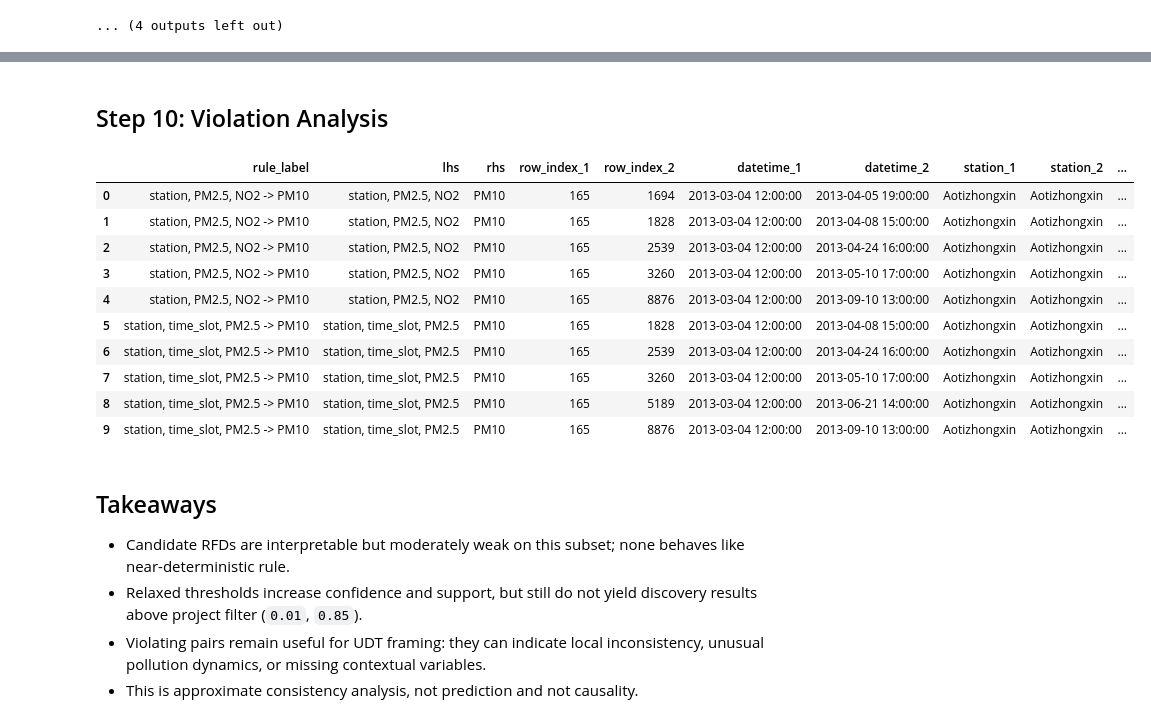
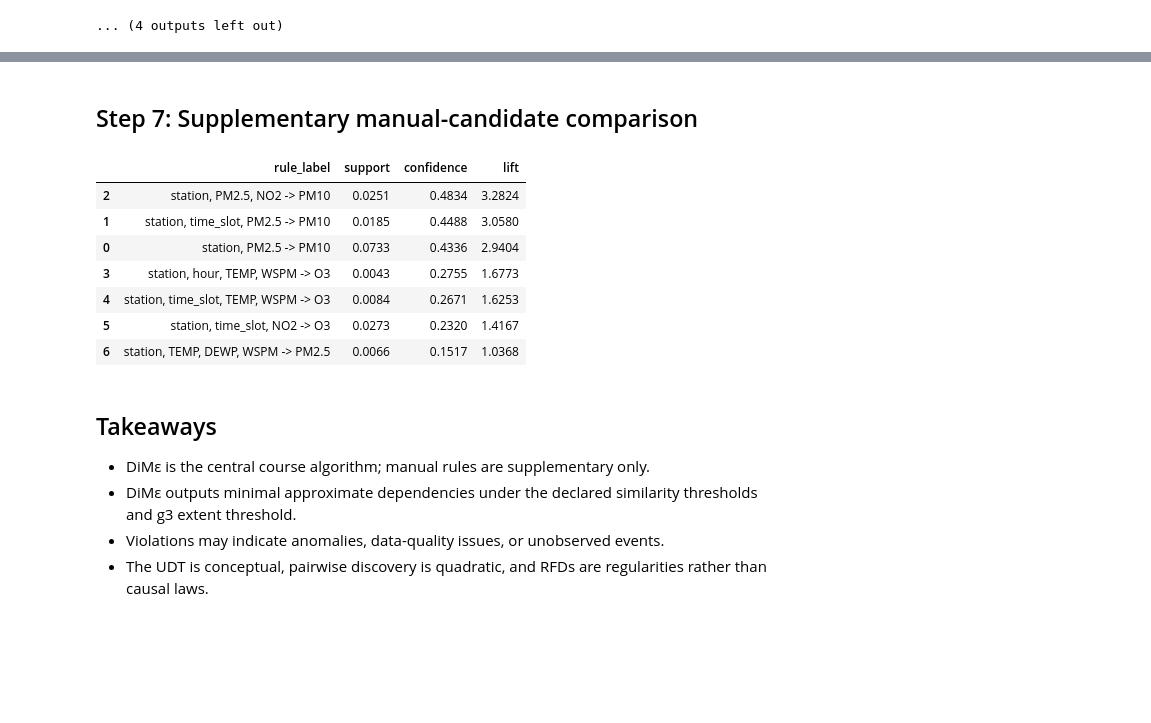
Before and after one commit to matthew-2000/rfd-urban-digital-twin, a Jupyter notebook: notebooks/01_rfd_udt_analysis.ipynb, the cells around one changed output, grey strips where cells are left out. Drawn from its saved outputs; the diff is of its cells as text; code cells hidden in the pictures; blank space fills up the shorter version.

```diff
--- a/notebooks/01_rfd_udt_analysis.ipynb
+++ b/notebooks/01_rfd_udt_analysis.ipynb
@@ -420,30 +352,46 @@ Violation concentration
 # %% [markdown]
-## Step 10: Violation Analysis
+## Step 7: Supplementary manual-candidate comparison
 # %%
+candidate_df, candidate_violations = run_candidate_validation(
+    sample_df,
+    RESULTS_DIR / 'rfd_candidate_results.csv',
+)
+candidate_metrics_df = run_candidate_metrics(
+    sample_df,
+    RESULTS_DIR / 'rfd_candidate_metrics.csv',
+    FIGURES_DIR / 'rfd_lift_vs_baseline.png',
+)
+threshold_df = run_threshold_comparison(
+    sample_df,
+    RESULTS_DIR / 'rfd_threshold_comparison.csv',
+    FIGURES_DIR / 'rfd_confidence_by_threshold.png',
+)
+station_df_rfd = run_station_comparison(
+    sample_df,
+    RESULTS_DIR / 'rfd_station_comparison.csv',
+    FIGURES_DIR / 'rfd_confidence_by_station.png',
+)
 selected_violations = select_top_rule_violations(candidate_df, candidate_violations, top_rules=2, per_rule=5)
 violations_df = export_violation_examples(
     selected_violations,
     RESULTS_DIR / 'violations_examples.csv',
     limit=10,
 )
 
-display(violations_df)
+display(candidate_df[['rule_label', 'support', 'confidence', 'lift']].round(4))
 # %% [output]
-|  | rule_label | lhs | rhs | row_index_1 | row_index_2 | datetime_1 | datetime_2 | station_1 | station_2 | ... |
-| 0 | station, PM2.5, NO2 -> PM10 | station, PM2.5, NO2 | PM10 | 165 | 1694 | 2013-03-04 12:00:00 | 2013-04-05 19:00:00 | Aotizhongxin | Aotizhongxin | ... |
-| 1 | station, PM2.5, NO2 -> PM10 | station, PM2.5, NO2 | PM10 | 165 | 1828 | 2013-03-04 12:00:00 | 2013-04-08 15:00:00 | Aotizhongxin | Aotizhongxin | ... |
-| 2 | station, PM2.5, NO2 -> PM10 | station, PM2.5, NO2 | PM10 | 165 | 2539 | 2013-03-04 12:00:00 | 2013-04-24 16:00:00 | Aotizhongxin | Aotizhongxin | ... |
-| 3 | station, PM2.5, NO2 -> PM10 | station, PM2.5, NO2 | PM10 | 165 | 3260 | 2013-03-04 12:00:00 | 2013-05-10 17:00:00 | Aotizhongxin | Aotizhongxin | ... |
-| 4 | station, PM2.5, NO2 -> PM10 | station, PM2.5, NO2 | PM10 | 165 | 8876 | 2013-03-04 12:00:00 | 2013-09-10 13:00:00 | Aotizhongxin | Aotizhongxin | ... |
-| 5 | station, time_slot, PM2.5 -> PM10 | station, time_slot, PM2.5 | PM10 | 165 | 1828 | 2013-03-04 12:00:00 | 2013-04-08 15:00:00 | Aotizhongxin | Aotizhongxin | ... |
-| 6 | station, time_slot, PM2.5 -> PM10 | station, time_slot, PM2.5 | PM10 | 165 | 2539 | 2013-03-04 12:00:00 | 2013-04-24 16:00:00 | Aotizhongxin | Aotizhongxin | ... |
-| 7 | station, time_slot, PM2.5 -> PM10 | station, time_slot, PM2.5 | PM10 | 165 | 3260 | 2013-03-04 12:00:00 | 2013-05-10 17:00:00 | Aotizhongxin | Aotizhongxin | ... |
-| 8 | station, time_slot, PM2.5 -> PM10 | station, time_slot, PM2.5 | PM10 | 165 | 5189 | 2013-03-04 12:00:00 | 2013-06-21 14:00:00 | Aotizhongxin | Aotizhongxin | ... |
-| 9 | station, time_slot, PM2.5 -> PM10 | station, time_slot, PM2.5 | PM10 | 165 | 8876 | 2013-03-04 12:00:00 | 2013-09-10 13:00:00 | Aotizhongxin | Aotizhongxin | ... |
+|  | rule_label | support | confidence | lift |
+| 2 | station, PM2.5, NO2 -> PM10 | 0.0251 | 0.4834 | 3.2824 |
+| 1 | station, time_slot, PM2.5 -> PM10 | 0.0185 | 0.4488 | 3.0580 |
+| 0 | station, PM2.5 -> PM10 | 0.0733 | 0.4336 | 2.9404 |
+| 3 | station, hour, TEMP, WSPM -> O3 | 0.0043 | 0.2755 | 1.6773 |
+| 4 | station, time_slot, TEMP, WSPM -> O3 | 0.0084 | 0.2671 | 1.6253 |
+| 5 | station, time_slot, NO2 -> O3 | 0.0273 | 0.2320 | 1.4167 |
+| 6 | station, TEMP, DEWP, WSPM -> PM2.5 | 0.0066 | 0.1517 | 1.0368 |
 # %% [markdown]
 ## Takeaways
 
-- Candidate RFDs are interpretable but moderately weak on this subset; none behaves like near-deterministic rule.
-- Relaxed thresholds increase confidence and support, but still do not yield discovery results above project filter (`0.01`, `0.85`).
-- Violating pairs remain useful for UDT framing: they can indicate local inconsistency, unusual pollution dynamics, or missing contextual variables.
-- This is approximate consistency analysis, not prediction and not causality.
+- DiMε is the central course algorithm; manual rules are supplementary only.
+- DiMε outputs minimal approximate dependencies under the declared similarity thresholds and g3 extent threshold.
+- Violations may indicate anomalies, data-quality issues, or unobserved events.
+- The UDT is conceptual, pairwise discovery is quadratic, and RFDs are regularities rather than causal laws.
```
Also changed, not shown: parts of 12 cells of this notebook, 28 other files.
